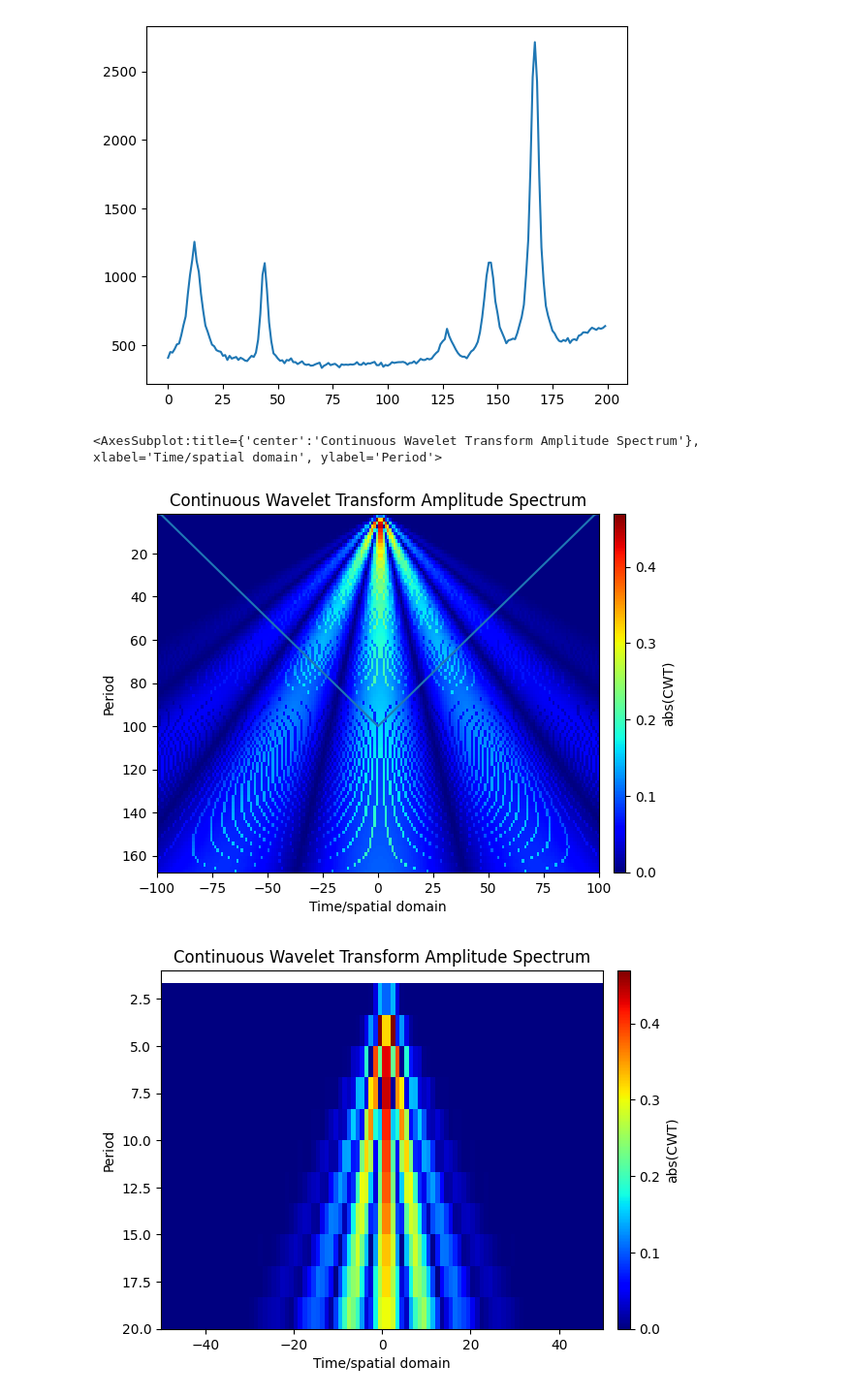
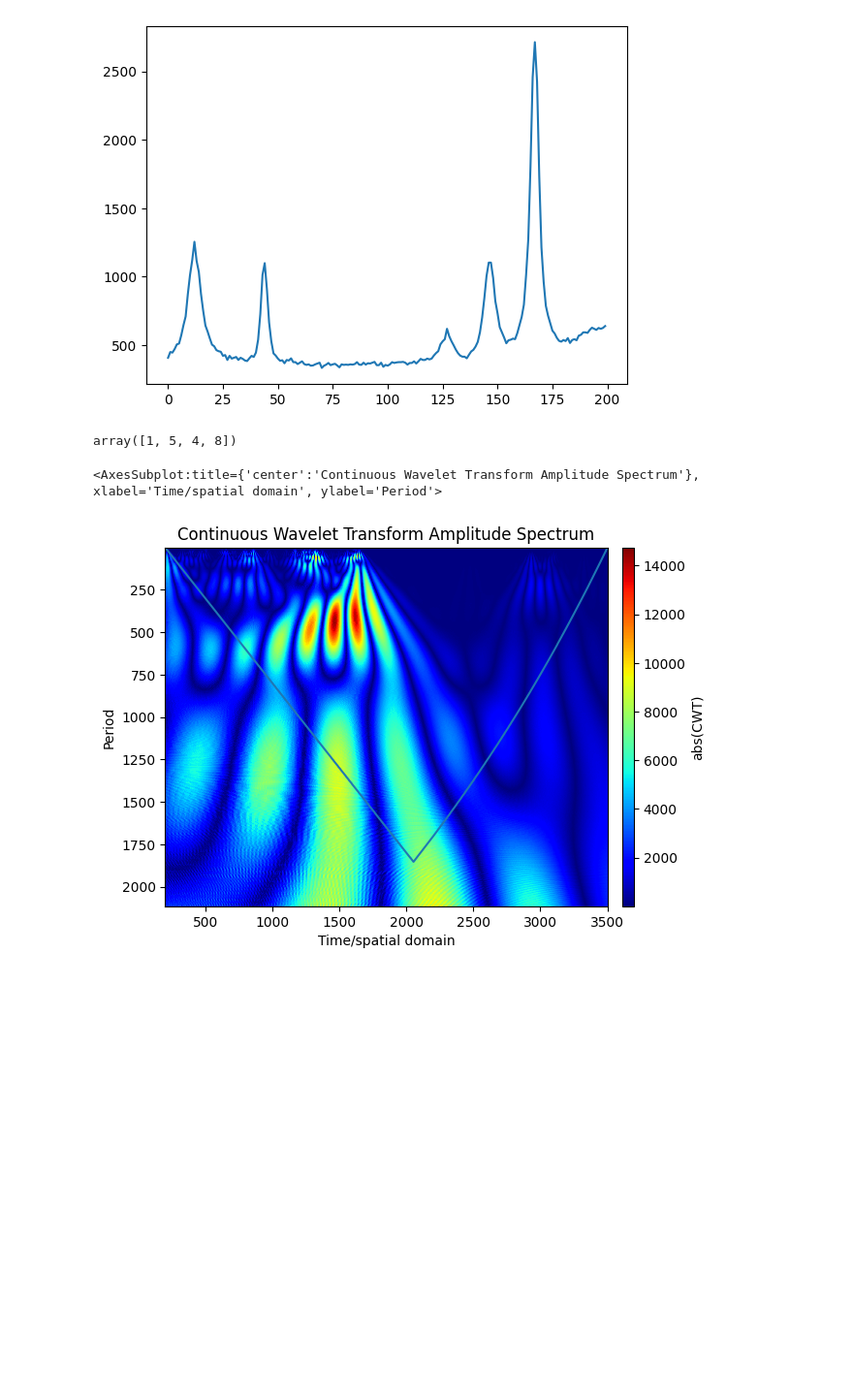
Before and after one commit to oftavira/BitacoraLiteratura, a Jupyter notebook: Ploting/_temp.ipynb, the cells around one changed output. Shown at 97% size. Saved outputs shown, nothing was run; the diff lists cells and outputs as text; code cells hidden in the pictures; blank space fills up the shorter version.

Commit message:
New method to get the scaleogram for a Raman SP

```diff
--- a/Ploting/_temp.ipynb
+++ b/Ploting/_temp.ipynb
@@ -296,23 +332,27 @@ plt.plot(p.spy[ra:rb])
 # %% [output]
 [<matplotlib.lines.Line2D at 0x...>]
 [figure]
+# %%
+import numpy as np
+ll = [1,5,4,8]
+np.array(ll)
+# %% [output]
+array([1, 5, 4, 8])
 # %%
 import scaleogram as scg
 import numpy as np
 
-time   = np.arange(200, dtype=np.float16)-100
-data   =  np.exp(-0.5*((time)/0.2)**2)  # insert a gaussian at the center
-scales = np.arange(1,101) # scaleogram with 100 rows
+time   = np.array(p.spx)
+data   =  np.array(p.spy)  # insert a gaussian at the center
+scales = np.arange(1,1001) # scaleogram with 100 rows
 
 # compute ONCE the Continuous Wavelet Transform
 cwt    = scg.CWT(time, data, scales)
 
 # plot 1 with full range
 scg.cws(cwt)
 
 # plot 2 with a zoom
-scg.cws(cwt, xlim=(-50, 50), ylim=(20, 1))
 # %% [output]
 <AxesSubplot:title={'center':'Continuous Wavelet Transform Amplitude Spectrum'}, xlabel='Time/spatial domain', ylabel='Period'>
-[figure, old version]
+[figure, new version]
-[figure, removed]
```
Also changed, not shown: parts of 10 cells of this notebook, 5 other files.
